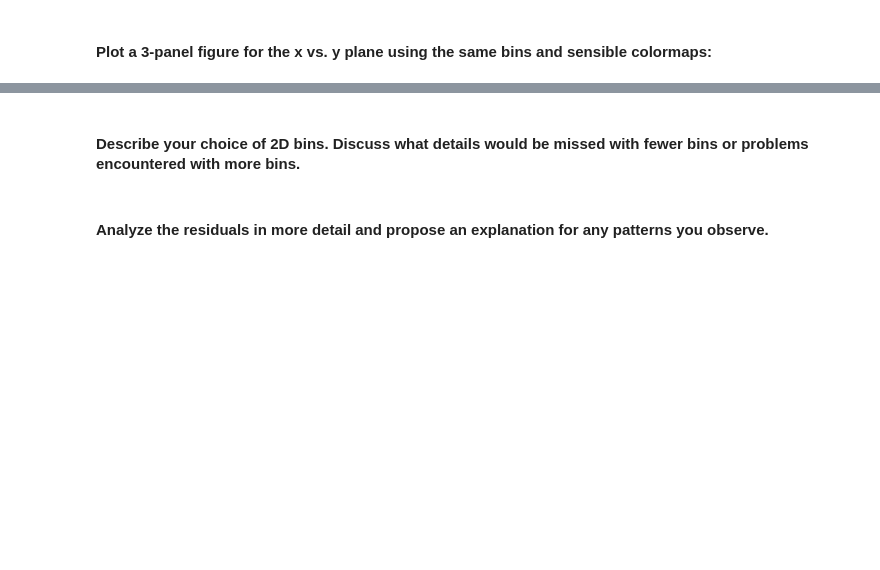
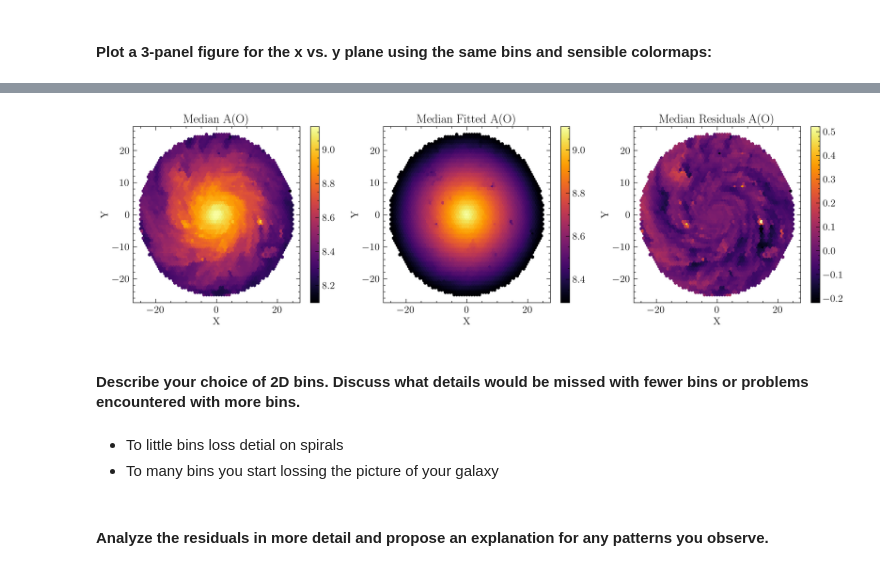
Before and after one commit to gkb21/ASTR4004_assignment3, a Jupyter notebook: assignment_3.ipynb, the cells around one changed output, grey strips where cells are left out. Cells and saved outputs as stored; diff of their text form; code cells hidden in the pictures; blank space fills up the shorter version.

```diff
--- a/assignment_3.ipynb
+++ b/assignment_3.ipynb
@@ -435,5 +473,37 @@ Notes:
+# %%
+# Create figure for hexagonal histograms
+fig, axs = plt.subplots(1, 3, figsize=(20, 5))
+
+# Hexbin of median A(O)
+hb1 = axs[0].hexbin(x, y, C=A_O, gridsize=mybins, cmap='inferno', reduce_C_function=np.median)
+axs[0].set_title('Median A(O)')
+axs[0].set_xlabel("X")
+axs[0].set_ylabel("Y")
+plt.colorbar(hb1, ax=axs[0])
+
+# Hexbin of median fitted A(O)
+hb2 = axs[1].hexbin(x, y, C=linear_model.predict(x_with_intercept), gridsize=mybins, cmap='inferno', reduce_C_function=np.median)
+axs[1].set_title('Median Fitted A(O)')
+axs[1].set_xlabel("X")
+axs[1].set_ylabel("Y")
+plt.colorbar(hb2, ax=axs[1])
+
+# Hexbin of median residuals
+hb3 = axs[2].hexbin(x, y, C=residuals, gridsize=mybins, cmap='inferno', reduce_C_function=np.median)
+axs[2].set_title('Median Residuals A(O)')
+axs[2].set_xlabel("X")
+axs[2].set_ylabel("Y")
+plt.colorbar(hb3, ax=axs[2])
+
+plt.savefig('figures/hexbin_histograms_AO.png', bbox_inches='tight')
+plt.show()
+# %% [output]
+[figure, added]
 # %% [markdown]
 #### Describe your choice of 2D bins. Discuss what details would be missed with fewer bins or problems encountered with more bins.
+# %% [markdown]
+- To little bins loss detial on spirals
+- To many bins you start lossing the picture of your galaxy
 # %% [markdown]
 #### Analyze the residuals in more detail and propose an explanation for any patterns you observe.
 # %%
```
Also changed, not shown: parts of 12 cells of this notebook, 3 other files.
